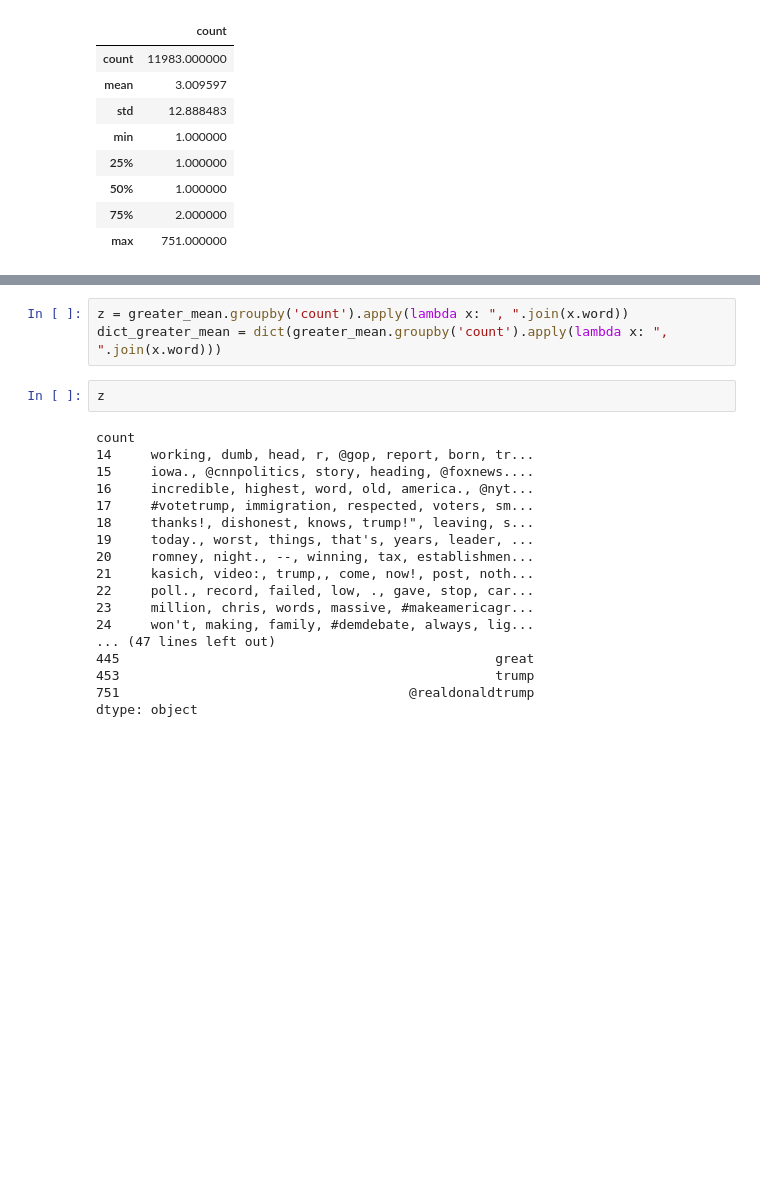
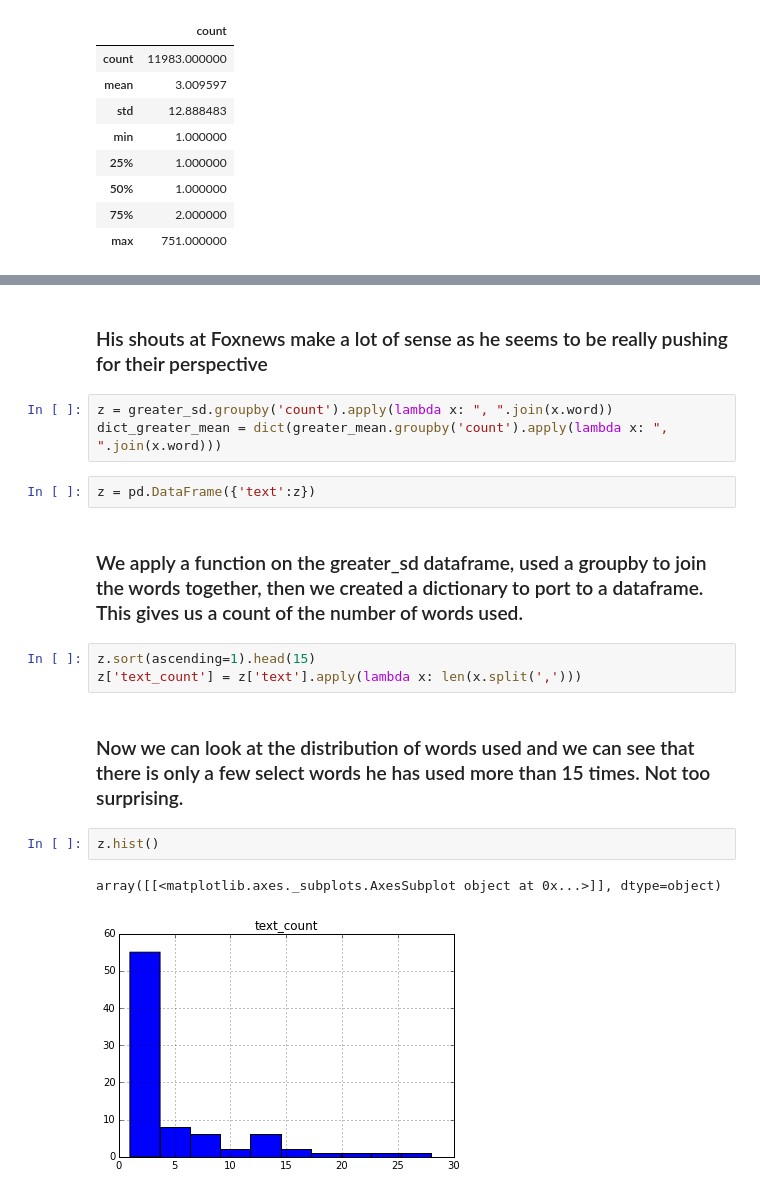
Before and after one commit to 0xSmick/trump_analysis, a Jupyter notebook: trump_analysis.ipynb, the cells around one changed output, grey strips where cells are left out. Drawn from its saved outputs; the diff is of its cells as text; blank space fills up the shorter version.

```diff
--- a/trump_analysis.ipynb
+++ b/trump_analysis.ipynb
@@ -113,23 +239,19 @@ greater_mean[greater_mean['word'].isin(tweet_at)]
+# %% [markdown]
+### His shouts at Foxnews make a lot of sense as he seems to be really pushing for their perspective
 # %%
-z = greater_mean.groupby('count').apply(lambda x: ", ".join(x.word))
+z = greater_sd.groupby('count').apply(lambda x: ", ".join(x.word))
 dict_greater_mean = dict(greater_mean.groupby('count').apply(lambda x: ", ".join(x.word)))
+# %%
+z = pd.DataFrame({'text':z})
+# %% [markdown]
+### We apply a function on the greater_sd dataframe, used a groupby to join the words together, then we created a dictionary to port to a dataframe. This gives us a count of the number of words used.
+# %%
+z.sort(ascending=1).head(15)
+z['text_count'] = z['text'].apply(lambda x: len(x.split(',')))
+# %% [markdown]
+### Now we can look at the distribution of words used and we can see that there is only a few select words he has used more than 15 times. Not too surprising.
 # %%
-z
+z.hist()
 # %% [output]
-count
-14     working, dumb, head, r, @gop, report, born, tr...
-15     iowa., @cnnpolitics, story, heading, @foxnews....
-16     incredible, highest, word, old, america., @nyt...
-17     #votetrump, immigration, respected, voters, sm...
-18     thanks!, dishonest, knows, trump!", leaving, s...
-19     today., worst, things, that's, years, leader, ...
-20     romney, night., --, winning, tax, establishmen...
-21     kasich, video:, trump,, come, now!, post, noth...
-22     poll., record, failed, low, ., gave, stop, car...
-23     million, chris, words, massive, #makeamericagr...
-24     won't, making, family, #demdebate, always, lig...
-... (47 lines left out)
-445                                                great
-453                                                trump
-751                                     @realdonaldtrump
-dtype: object
+array([[<matplotlib.axes._subplots.AxesSubplot object at 0x...>]], dtype=object)
+[figure, added]
```
Also changed, not shown: parts of 34 cells of this notebook, 1 other file.
